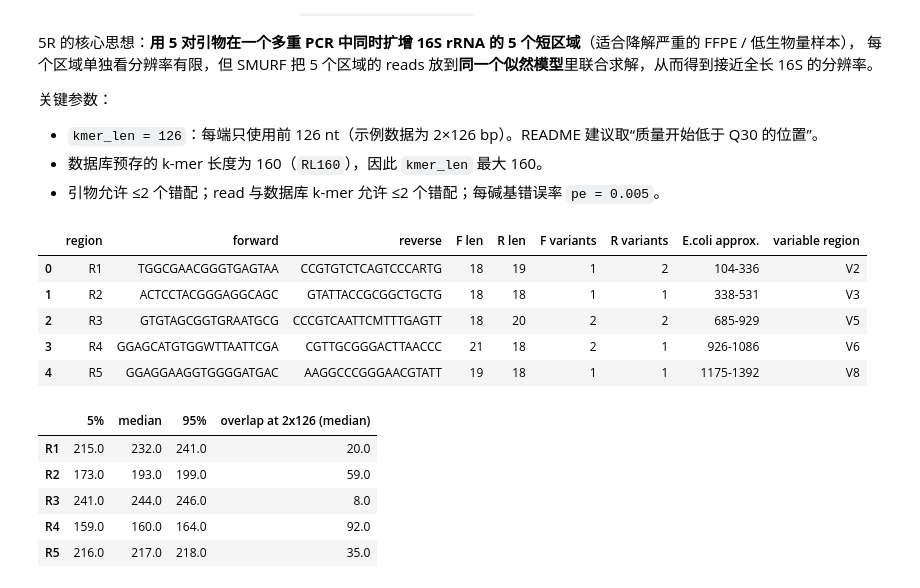
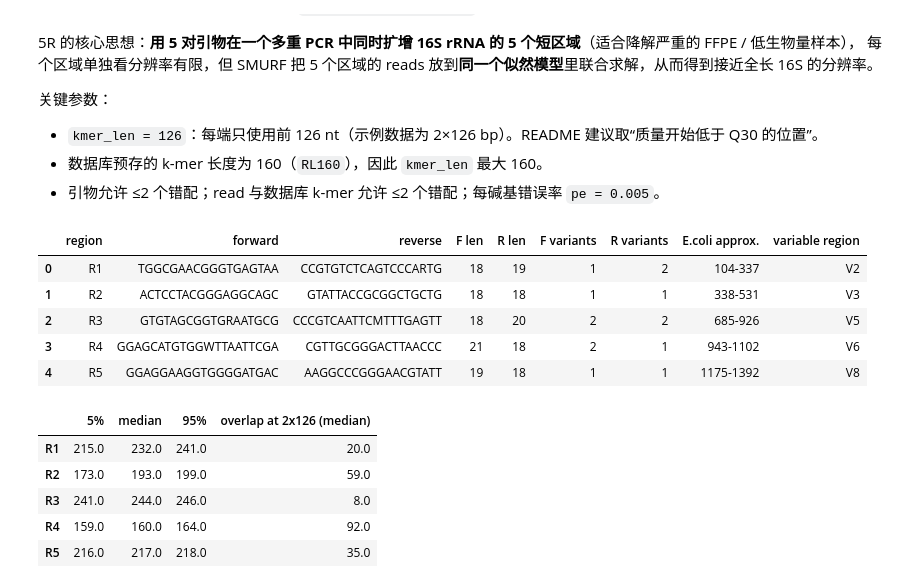
Before and after one commit to wangdang511/16S_5R, a Jupyter notebook: notebooks/5R_SMURF_step_by_step.ipynb, the cells around one changed output. Drawn from its saved outputs; the diff is of its cells as text; code cells hidden in the pictures.

```diff
--- a/notebooks/5R_SMURF_step_by_step.ipynb
+++ b/notebooks/5R_SMURF_step_by_step.ipynb
@@ -47,19 +47,19 @@ plt.rcParams.update({'figure.dpi': 110, 'axes.spines.top': False, 'axes.spines.r
 # %%
 cfg = s.Config(kmer_len=126)
 # E. coli 16S 上的大致位置（由引物序列比对 J01859 得到，便于理解覆盖的可变区）
-ecoli_pos = [(104, 336, 'V2'), (338, 531, 'V3'), (685, 929, 'V5'), (926, 1086, 'V6'), (1175, 1392, 'V8')]
+ecoli_pos = [(104, 337, 'V2'), (338, 531, 'V3'), (685, 926, 'V5'), (943, 1102, 'V6'), (1175, 1392, 'V8')]
 prim = pd.DataFrame([{'region': f'R{i+1}', 'forward': f, 'reverse': r,
                       'F len': len(f), 'R len': len(r),
                       'F variants': len(s.expand_degenerate(f)), 'R variants': len(s.expand_degenerate(r)),
                       'E.coli approx.': f'{a}-{b}', 'variable region': v}
                      for i, ((f, r), (a, b, v)) in enumerate(zip(cfg.primers, ecoli_pos))])
 prim
 # %% [output]
 |  | region | forward | reverse | F len | R len | F variants | R variants | E.coli approx. | variable region |
-| 0 | R1 | TGGCGAACGGGTGAGTAA | CCGTGTCTCAGTCCCARTG | 18 | 19 | 1 | 2 | 104-336 | V2 |
+| 0 | R1 | TGGCGAACGGGTGAGTAA | CCGTGTCTCAGTCCCARTG | 18 | 19 | 1 | 2 | 104-337 | V2 |
 | 1 | R2 | ACTCCTACGGGAGGCAGC | GTATTACCGCGGCTGCTG | 18 | 18 | 1 | 1 | 338-531 | V3 |
-| 2 | R3 | GTGTAGCGGTGRAATGCG | CCCGTCAATTCMTTTGAGTT | 18 | 20 | 2 | 2 | 685-929 | V5 |
-| 3 | R4 | GGAGCATGTGGWTTAATTCGA | CGTTGCGGGACTTAACCC | 21 | 18 | 2 | 1 | 926-1086 | V6 |
+| 2 | R3 | GTGTAGCGGTGRAATGCG | CCCGTCAATTCMTTTGAGTT | 18 | 20 | 2 | 2 | 685-926 | V5 |
+| 3 | R4 | GGAGCATGTGGWTTAATTCGA | CGTTGCGGGACTTAACCC | 21 | 18 | 2 | 1 | 943-1102 | V6 |
 | 4 | R5 | GGAGGAAGGTGGGGATGAC | AAGGCCCGGGAACGTATT | 19 | 18 | 1 | 1 | 1175-1392 | V8 |
 # %%
 # 从数据库 match_pos 字段估计每个扩增子的长度（正向引物起点 -> 反向引物起点 + 反向引物长度）
```
Also changed, not shown: parts of 10 cells of this notebook, 3 other files.
